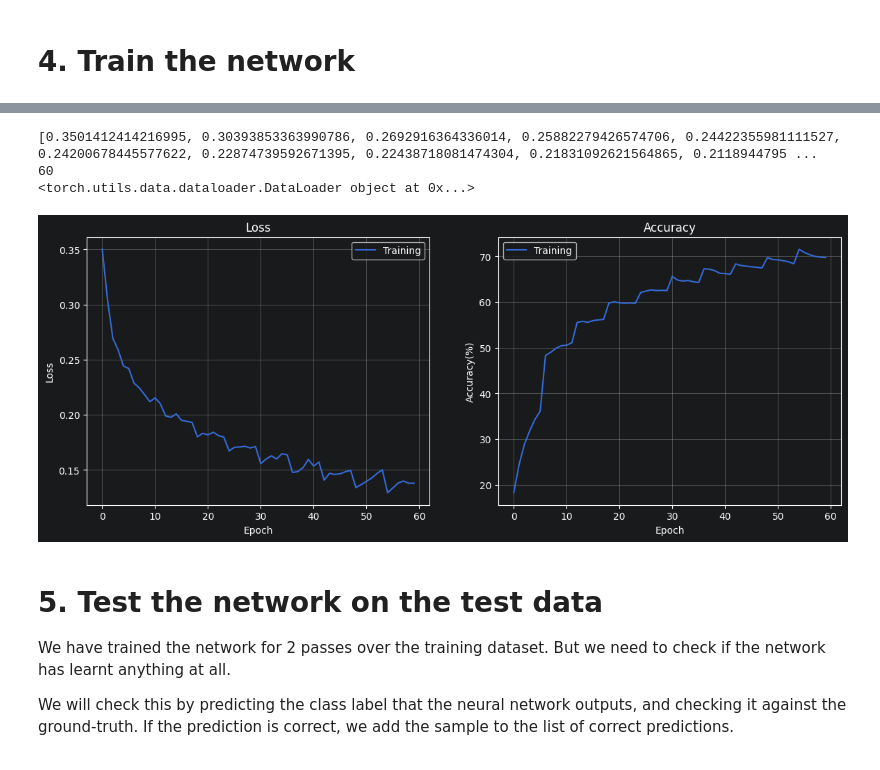
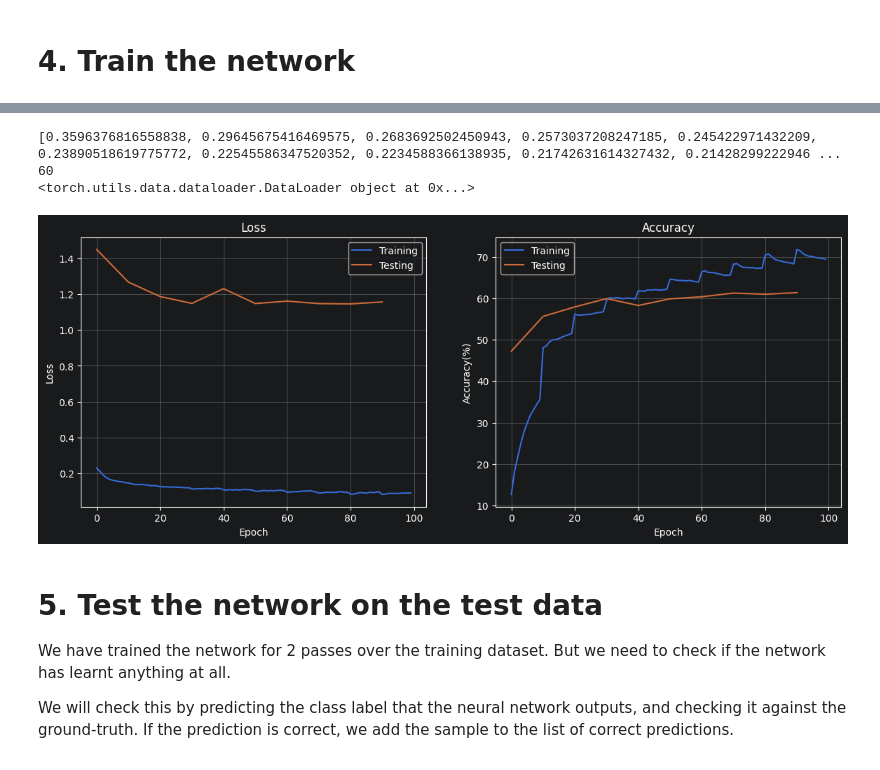
Before and after one commit to R-Florent/IA_A_-_Z, a Jupyter notebook: CNN/CNN.ipynb, the cells around one changed output, grey strips where cells are left out. Saved outputs shown, nothing was run; the diff lists cells and outputs as text; code cells hidden in the pictures.

Commit message:
CNN Metric test fini

```diff
--- a/CNN/CNN.ipynb
+++ b/CNN/CNN.ipynb
@@ -110,3 +110,6 @@ Let’s use a Classification Cross-Entropy loss and SGD with momentum.
 # %%
 criterion = nn.CrossEntropyLoss()
 optimizer = optim.SGD(net.parameters(), lr=LEARING_RATE, momentum=MOMENTUM)
+# %%
+list_graphe = [x * NUM_EPOCHES for x in range(NUM_EPOCHES)]
+print(list(range(NUM_EPOCHES)))
@@ -113,10 +118,9 @@ optimizer = optim.SGD(net.parameters(), lr=LEARING_RATE, momentum=MOMENTUM)
 # %%
-def plot_metric(acc_metric_train,loss_metric_train):#,acc_metric_test,loss_metric_test
-
+def plot_metric(acc_metric_train,loss_metric_train,acc_metric_test,loss_metric_test):
     fig, axes = plt.subplots(1, 2, figsize=(14, 5))
     #loss metric plots
     axes[0].plot(loss_metric_train, label='Training')
-#   axes[0].plt.plot(loss_metric_test, label='Testing')
+    axes[0].plot(list_graphe,loss_metric_test, label='Testing')
 
     axes[0].set_title("Loss")
     axes[0].set_xlabel('Epoch')
@@ -127,8 +131,8 @@ def plot_metric(acc_metric_train,loss_metric_train):#,acc_metric_test,loss_metri
 
     #Accuracy metric plotsµ
 
-    axes[1].plot(acc_metric_train, label='Training')
-#   axes[1].plot(acc_metric_test, label='Testing')
+    axes[1].plot(acc_metric_train, label='Training',)
+    axes[1].plot(list_graphe,acc_metric_test, label='Testing')
 
     axes[1].set_title("Accuracy")
     axes[1].set_xlabel('Epoch')
@@ -143,12 +177,15 @@ def plot_metric(acc_metric_train,loss_metric_train):#,acc_metric_test,loss_metri
 # %%
-loss_metric=[]
-acc_metric=[]
-
-
+loss_metric_train=[]
+acc_metric_train=[]
+loss_metric_test=[]
+acc_metric_test=[]
+save_every = int(0.1 * len(trainloader))  # 10% des batches
 for epoch in range(NUM_EPOCHES):  # loop over the dataset multiple times
+    net.train()
     correct = 0
     total = 0
     running_loss = 0.0
+
     for i, data in enumerate(trainloader, 0):
         # get the inputs; data is a list of [inputs, labels]
         inputs, labels = data
@@ -172,14 +209,19 @@ for epoch in range(NUM_EPOCHES):  # loop over the dataset multiple times
         total += labels.size(0)
         correct += (predicted == labels).sum().item()
 
-        if i % 2000 == 1999:   # print every 2000 mini-batches
+        if (i + 1) % save_every == 0:# print every 10% mini-batches
             avg_loss = running_loss / len(trainloader)
             accuracy = 100*correct / total
             print(f'[{epoch + 1}, {i + 1:5d}] loss: {running_loss / 2000:.3f}')
-            acc_metric.append(accuracy)
-            loss_metric.append(avg_loss)
+            acc_metric_train.append(accuracy)
+            loss_metric_train.append(avg_loss)
             running_loss = 0.0
 
 
+    loss, acc = validate(testloader)
+    loss_metric_test.append(loss)
+    acc_metric_test.append(acc)
+
+
 print('Finished Training')
 # %% [output]
@@ -202,16 +244,16 @@ print('Finished Training')
 Finished Training
 # %%
-print(loss_metric)
-print(len(loss_metric))
+print(loss_metric_train)
+print(len(loss_metric_train))
 print(trainloader)
 # %% [output]
-[0.3501412414216995, 0.30393853363990786, 0.2692916364336014, 0.25882279426574706, 0.24422355981111527, 0.24200678445577622, 0.22874739592671395, 0.22438718081474304, 0.21831092621564865, 0.2118944795 ...
+[0.3596376816558838, 0.29645675416469575, 0.2683692502450943, 0.2573037208247185, 0.245422971432209, 0.23890518619775772, 0.22545586347520352, 0.2234588366138935, 0.21742631614327432, 0.21428299222946 ...
 60
 <torch.utils.data.dataloader.DataLoader object at 0x...>
 # %%
-plot_metric(acc_metric,loss_metric)
+plot_metric(acc_metric_train,loss_metric_train,acc_metric_test,loss_metric_test)
 # %% [output]
-[figure, old version]
+[figure, new version]
 # %% [markdown]
 # 5. Test the network on the test data
 We have trained the network for 2 passes over the training dataset. But we need to check if the network has learnt anything at all.
```
Also changed, not shown: parts of 4 cells of this notebook.
